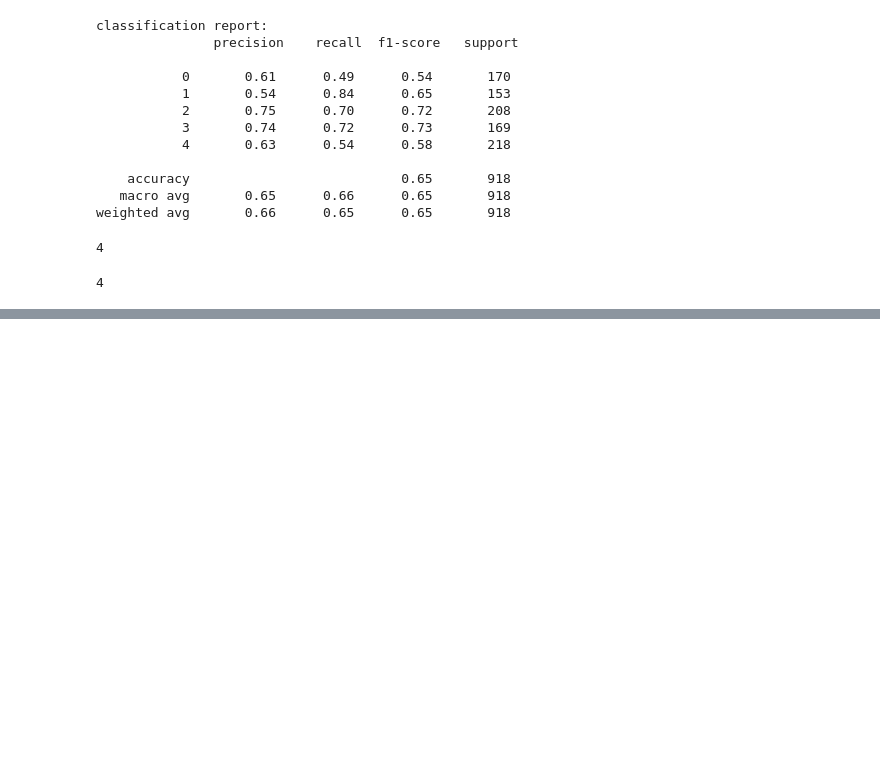
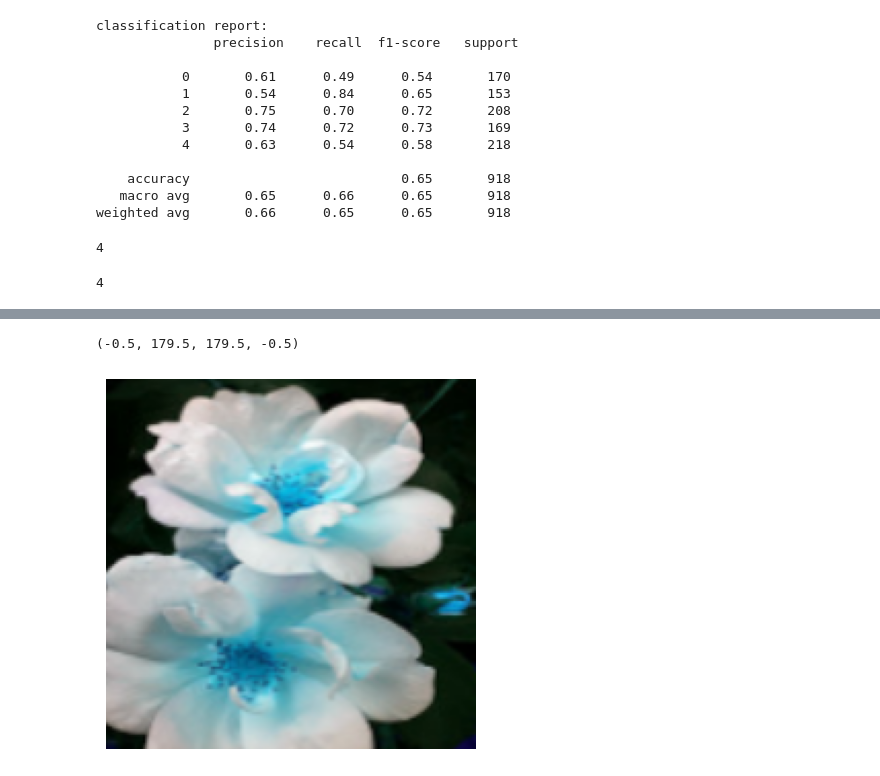
Before and after one commit to SampathVinay2003/flower_classification, a Jupyter notebook: flower_classification_notes.ipynb, the cells around one changed output, grey strips where cells are left out. Drawn from its saved outputs; the diff is of its cells as text; code cells hidden in the pictures; blank space fills up the shorter version.

Commit message:
data_augmentation included

```diff
--- a/flower_classification_notes.ipynb
+++ b/flower_classification_notes.ipynb
@@ -188,3 +188,9 @@ y_test[10]
 y_pred_classified[10]
 # %% [output]
 4
+# %%
+data_augmentation=keras.Sequential([
+    keras.layers.experimental.preprocessing.RandomZoom(1),
+    keras.layers.experimental.preprocessing.RandomRotation(1),
+
+])
@@ -190,0 +203,6 @@ y_pred_classified[10]
+# %%
+plt.imshow(data_augmentation(x)[0].numpy().astype('uint8'))
+plt.axis('off')
+# %% [output]
+(-0.5, 179.5, 179.5, -0.5)
+[figure, added]
```
Also changed, not shown: parts of 6 cells of this notebook.
